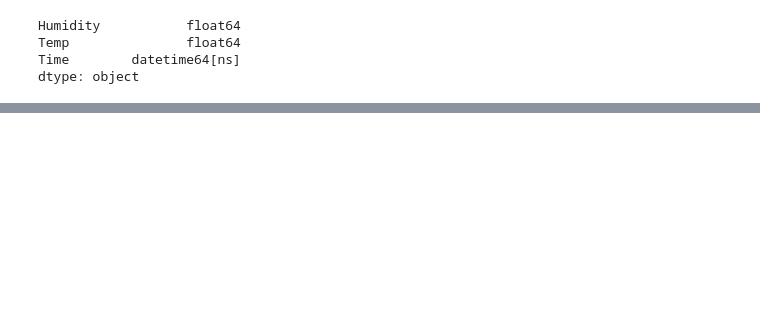
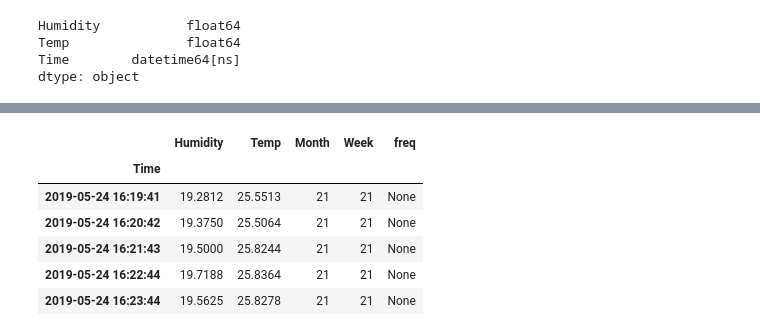
Before and after one commit to tarkus1/irrigation, a Jupyter notebook: moisture.ipynb, the cells around one changed output, grey strips where cells are left out. Cells and saved outputs as stored; diff of their text form; code cells hidden in the pictures; blank space fills up the shorter version.

```diff
--- a/moisture.ipynb
+++ b/moisture.ipynb
@@ -35,0 +57,12 @@ dtype: object
+# %%
+moist['Week']=moist.index.weekofyear
+moist['freq']=moist.index.freq
+moist.head()
+# %% [output]
+|  | Humidity | Temp | Month | Week | freq |
+| Time |  |  |  |  |  |
+| 2019-05-24 16:19:41 | 19.2812 | 25.5513 | 21 | 21 | None |
+| 2019-05-24 16:20:42 | 19.3750 | 25.5064 | 21 | 21 | None |
+| 2019-05-24 16:21:43 | 19.5000 | 25.8244 | 21 | 21 | None |
+| 2019-05-24 16:22:44 | 19.7188 | 25.8364 | 21 | 21 | None |
+| 2019-05-24 16:23:44 | 19.5625 | 25.8278 | 21 | 21 | None |
```
Also changed, not shown: parts of 7 cells of this notebook.
